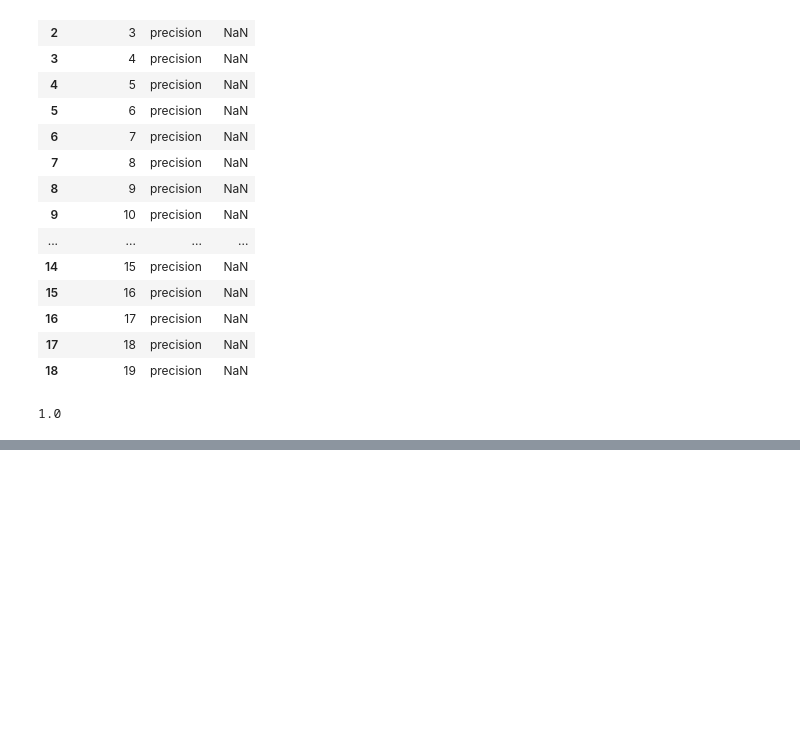
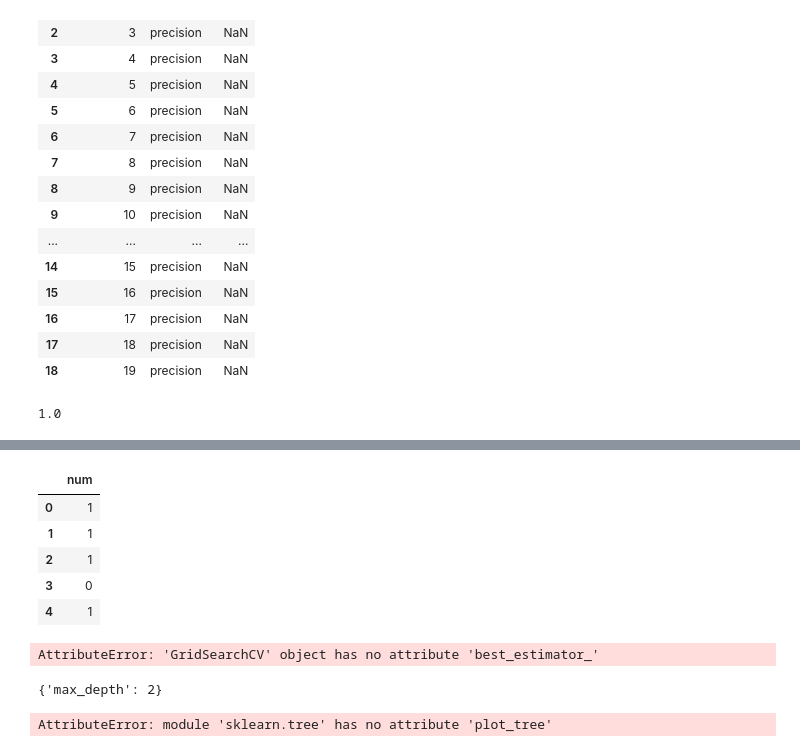
Before and after one commit to user-vi/python_stepik_org, a Jupyter notebook: Practice - 2.2.ipynb, the cells around one changed output, grey strips where cells are left out. Saved outputs shown, nothing was run; the diff lists cells and outputs as text; code cells hidden in the pictures; blank space fills up the shorter version.

```diff
--- a/Practice - 2.2.ipynb
+++ b/Practice - 2.2.ipynb
@@ -168,0 +146,12 @@ dt = DecisionTreeClassifier(criterion='entropy', max_depth = 5, min_samples_spli
+# %%
+# преобразуем датасет для классификации
+X = df_num.drop(['num'], axis=1)
+y = df_num[["num"]]
+y.head()
+# %% [output]
+|  | num |
+| 0 | 1 |
+| 1 | 1 |
+| 2 | 1 |
+| 3 | 0 |
+| 4 | 1 |
@@ -168,0 +175,15 @@ dt = DecisionTreeClassifier(criterion='entropy', max_depth = 5, min_samples_spli
+# %%
+# сохраним лучшие параметры в переменную
+best_clf = grid_search_cv_clf.best_estimator_
+# %% [output]
+AttributeError: 'GridSearchCV' object has no attribute 'best_estimator_'
+# %%
+# лучшие параметры
+grid_search_cv_clf.best_params_
+# %% [output]
+{'max_depth': 2}
+# %%
+#визуализируем дерево (не сработало)
+tree.plot_tree(clf)
+# %% [output]
+AttributeError: module 'sklearn.tree' has no attribute 'plot_tree'
```
Also changed, not shown: parts of 21 cells of this notebook, 3 other files.
